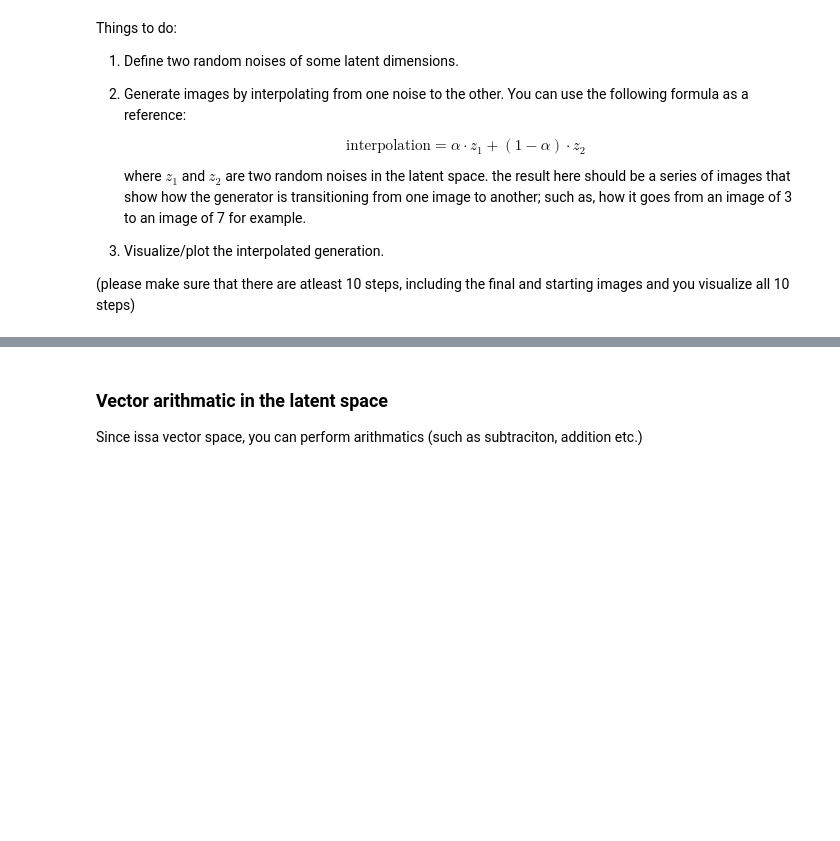
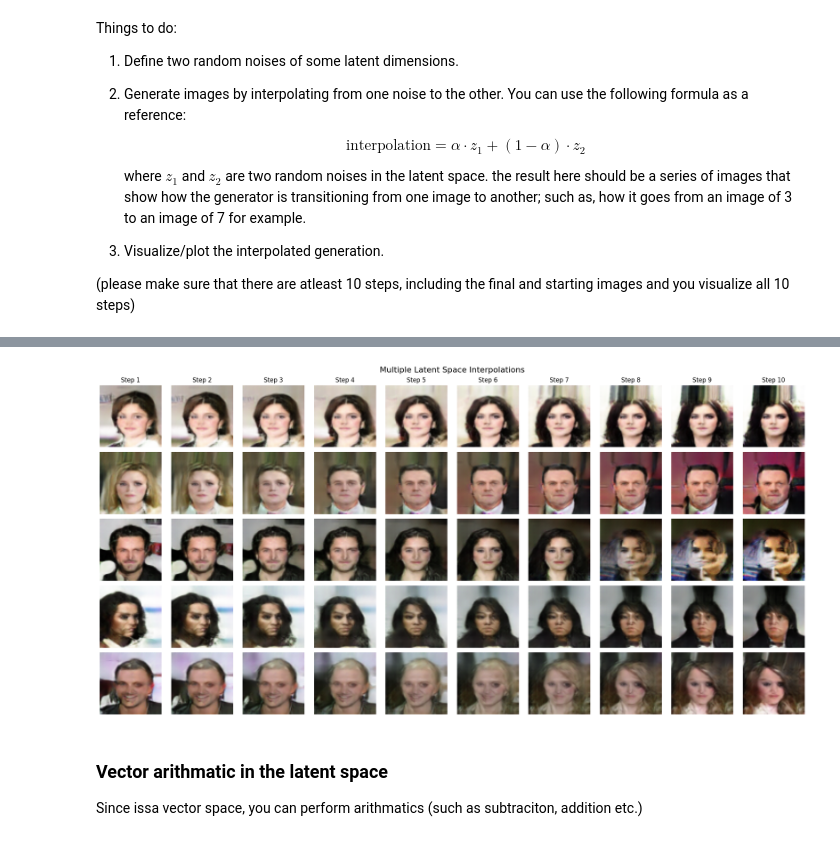
Before and after one commit to maheenrazza/VAE-GANs, a Jupyter notebook: 26100337_PA3_1B.ipynb, the cells around one changed output, grey strips where cells are left out. Saved outputs shown, nothing was run; the diff lists cells and outputs as text; code cells hidden in the pictures; blank space fills up the shorter version.

```diff
--- a/26100337_PA3_1B.ipynb
+++ b/26100337_PA3_1B.ipynb
@@ -432,3 +476,48 @@ plt.show()
+# %%
+import matplotlib.pyplot as plt
+import numpy as np
+import torch
+
+z_dim = gan.z_dim if hasattr(gan, "z_dim") else 100
+
+def interpolate_latent(z1, z2, steps=10):
+    alphas = torch.linspace(0, 1, steps).to(device)
+    interpolated = []
+    for alpha in alphas:
+        z = alpha * z1 + (1 - alpha) * z2
+        interpolated.append(z)
+    return torch.cat(interpolated, dim=0)
+
+num_examples = 5   # how many different interpolations you want
+steps = 10         # images per interpolation
+
+fig, axes = plt.subplots(num_examples, steps, figsize=(2 * steps, 2 * num_examples))
+
+with torch.no_grad():
+    for row in range(num_examples):
+        z1 = torch.randn(1, z_dim).to(device)
+        z2 = torch.randn(1, z_dim).to(device)
+
+        z_interp = interpolate_latent(z1, z2, steps=steps)
+        imgs = gan.G(z_interp)   # use gan.G, not gan()
+
+        for col in range(steps):
+            img = imgs[col].detach().cpu()
+            img = (img + 1) / 2   # denormalize from [-1,1] to [0,1]
+            img = np.transpose(img.numpy(), (1, 2, 0))
+            img = np.clip(img, 0, 1)
+
+            axes[row, col].imshow(img)
+            axes[row, col].axis("off")
+
+            if row == 0:
+                axes[row, col].set_title(f"Step {col+1}")
+
+plt.suptitle("Multiple Latent Space Interpolations", fontsize=16)
+plt.tight_layout()
+plt.show()
+# %% [output]
+[figure, added]
 # %% [markdown]
 ### Vector arithmatic in the latent space
 Since issa vector space, you can perform arithmatics (such as subtraciton, addition etc.)
```
Also changed, not shown: parts of 20 cells of this notebook.
